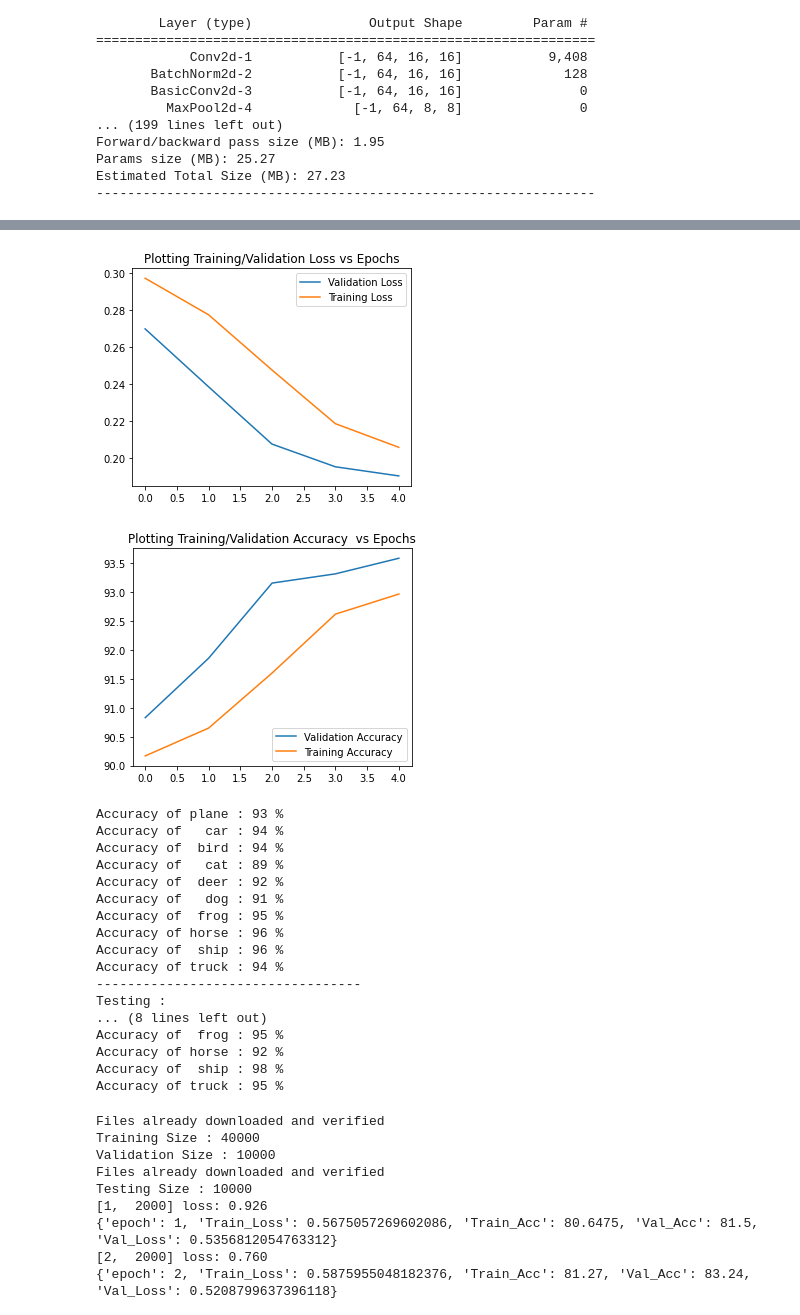
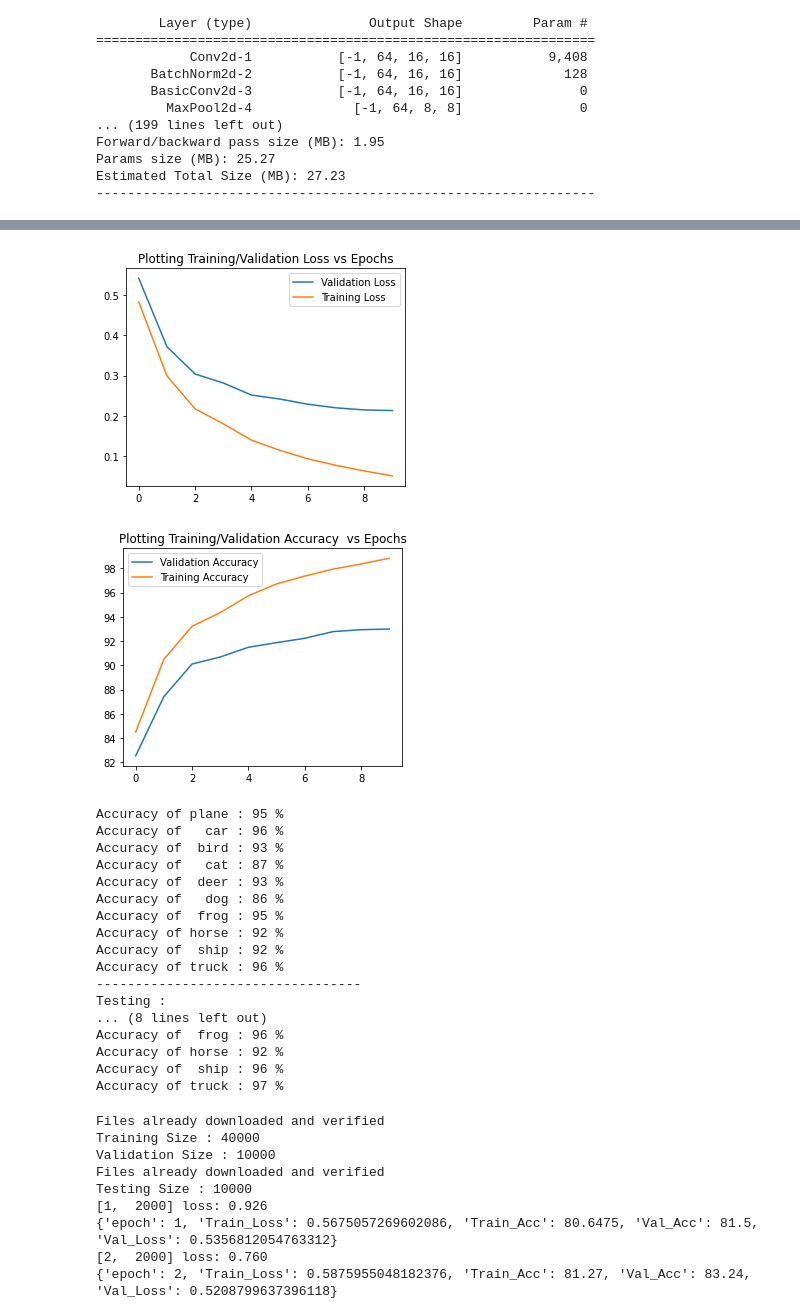
Before and after one commit to Anomaly1702/Ass2_Deep_Learning, a Jupyter notebook: Anubhav_Deep_learning.ipynb, the cells around one changed output, grey strips where cells are left out. Cells and saved outputs as stored; diff of their text form; code cells hidden in the pictures.

```diff
--- a/Anubhav_Deep_learning.ipynb
+++ b/Anubhav_Deep_learning.ipynb
@@ -136,7 +136,7 @@ class Basenet(nn.Module):
                         optimizer.step()
                         torch.autograd.set_detect_anomaly(True)
 
-                    self.epoch = epoch
+                    self.epoch = (epoch+1)
                     train_acc,train_loss = self.acc_and_loss(self.trainloader)
                     # self.eval()
                     val_acc,val_loss = self.acc_and_loss(self.valloader,"val")
@@ -1422,7 +1403,7 @@ model_googleNet = GoogleNet()
 # num_ftrs = model_resnet.fc.in_features
 model_googleNet.fc = nn.Linear(1024, 10)
 model_googleNet=model_googleNet.to(get_default_device())
-model_googleNet.train_model(5,0.001,"SGD")
+model_googleNet.train_model(10,0.0001,"SGD")
 model_googleNet.show_graph()
 model_googleNet.class_Acc("val")
 print("----------------------------------")
@@ -1452,22 +1433,22 @@ Time taken for execution: 37.42 minutes
-[figure, old version]
+[figure, new version]
-[figure, old version]
+[figure, new version]
-Accuracy of plane : 93 %
-Accuracy of   car : 94 %
-Accuracy of  bird : 94 %
-Accuracy of   cat : 89 %
-Accuracy of  deer : 92 %
-Accuracy of   dog : 91 %
+Accuracy of plane : 95 %
+Accuracy of   car : 96 %
+Accuracy of  bird : 93 %
+Accuracy of   cat : 87 %
+Accuracy of  deer : 93 %
+Accuracy of   dog : 86 %
 Accuracy of  frog : 95 %
-Accuracy of horse : 96 %
-Accuracy of  ship : 96 %
-Accuracy of truck : 94 %
+Accuracy of horse : 92 %
+Accuracy of  ship : 92 %
+Accuracy of truck : 96 %
 ----------------------------------
 Testing :
 ... (8 lines left out)
-Accuracy of  frog : 95 %
+Accuracy of  frog : 96 %
 Accuracy of horse : 92 %
-Accuracy of  ship : 98 %
-Accuracy of truck : 95 %
+Accuracy of  ship : 96 %
+Accuracy of truck : 97 %
 # %%
 model_googleNet_A = GoogleNet()
 # num_ftrs = model_resnet.fc.in_features
```
Also changed, not shown: parts of 5 cells of this notebook.
